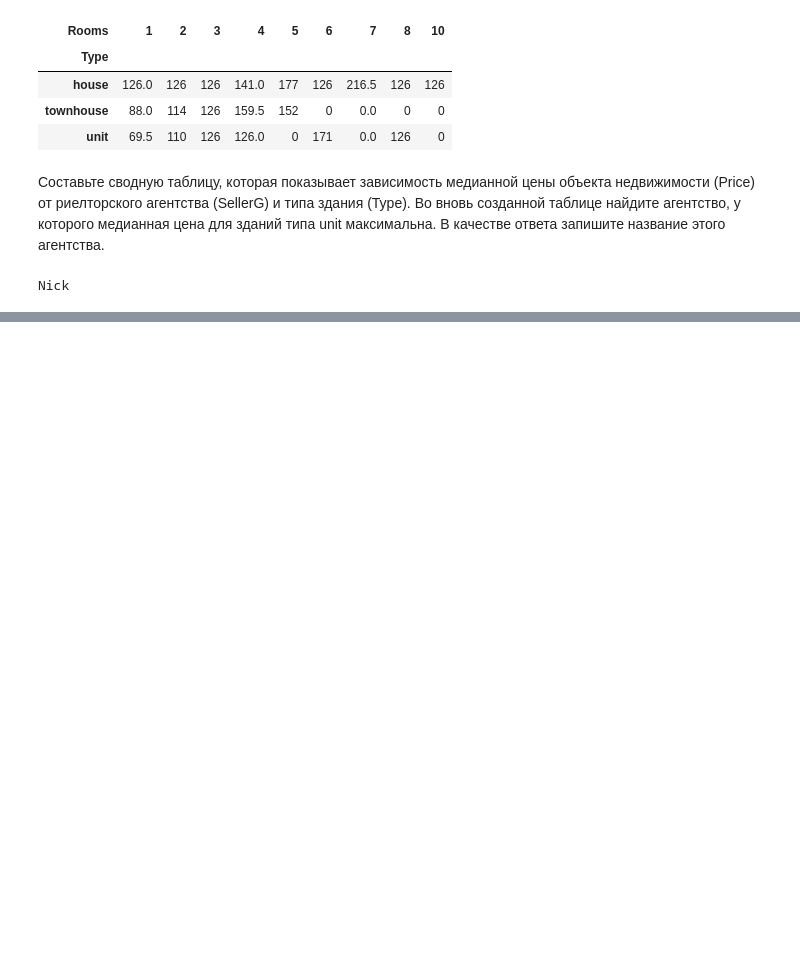
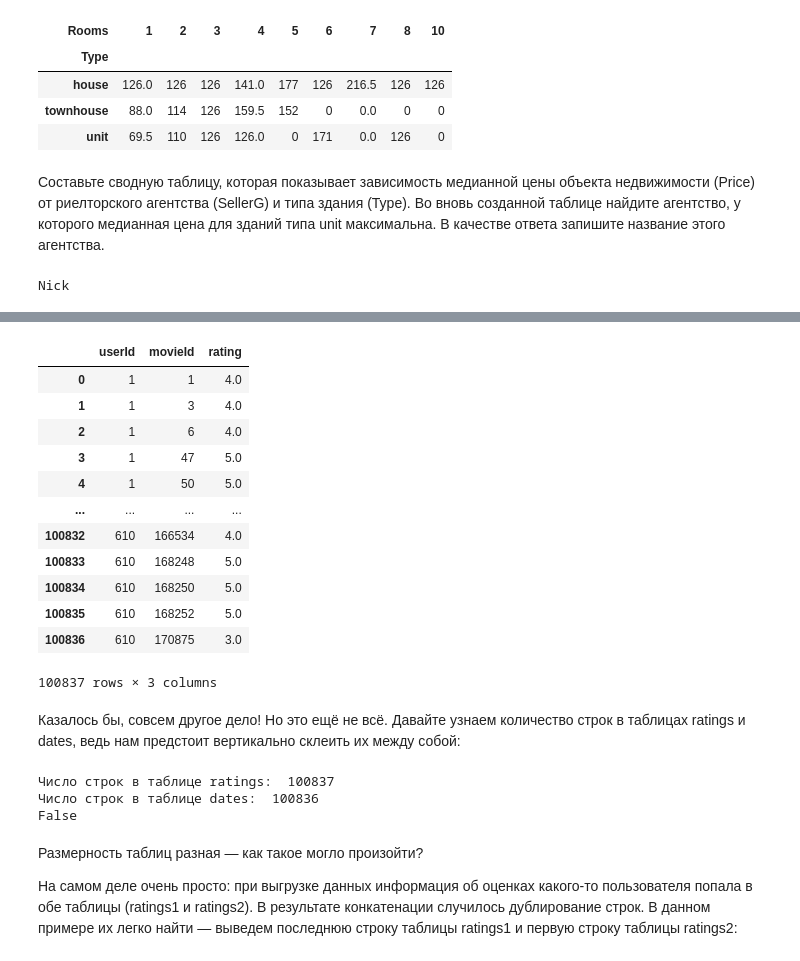
Before and after one commit to keval999/sf_data_science, a Jupyter notebook: SKILLFACTORY/Модуль 4. Продвинутые методы работы с данными в Pandas/Модуль 4. Продвинутые методы работы с данными в Pandas.ipynb, the cells around one changed output, grey strips where cells are left out. Saved outputs shown, nothing was run; the diff lists cells and outputs as text; code cells hidden in the pictures; blank space fills up the shorter version.

```diff
--- a/SKILLFACTORY/Модуль 4. Продвинутые методы работы с данными в Pandas/Модуль 4. Продвинутые методы работы с данными в Pandas.ipynb
+++ b/SKILLFACTORY/Модуль 4. Продвинутые методы работы с данными в Pandas/Модуль 4. Продвинутые методы работы с данными в Pandas.ipynb
@@ -705,0 +828,38 @@ Nick
+# %%
+ratings = pd.concat(
+    [ratings1, ratings2],
+    ignore_index=True
+)
+display(ratings)
+# %% [output]
+|  | userId | movieId | rating |
+| 0 | 1 | 1 | 4.0 |
+| 1 | 1 | 3 | 4.0 |
+| 2 | 1 | 6 | 4.0 |
+| 3 | 1 | 47 | 5.0 |
+| 4 | 1 | 50 | 5.0 |
+| ... | ... | ... | ... |
+| 100832 | 610 | 166534 | 4.0 |
+| 100833 | 610 | 168248 | 5.0 |
+| 100834 | 610 | 168250 | 5.0 |
+| 100835 | 610 | 168252 | 5.0 |
+| 100836 | 610 | 170875 | 3.0 |
+100837 rows × 3 columns
+# %% [markdown]
+Казалось бы, совсем другое дело! Но это ещё не всё. Давайте узнаем количество строк в таблицах ratings и dates, ведь нам предстоит вертикально склеить их между собой:
+# %%
+print('Число строк в таблице ratings: ', ratings.shape[0])
+print('Число строк в таблице dates: ', dates.shape[0])
+print(ratings.shape[0] == dates.shape[0])
+
+# Число строк в таблице ratings: 100837
+# Число строк в таблице dates: 100836
+# False
+# %% [output]
+Число строк в таблице ratings:  100837
+Число строк в таблице dates:  100836
+False
+# %% [markdown]
+Размерность таблиц разная — как такое могло произойти?
+
+На самом деле очень просто: при выгрузке данных информация об оценках какого-то  пользователя попала в обе таблицы (ratings1 и ratings2). В результате конкатенации случилось дублирование строк. В данном примере их легко найти — выведем последнюю строку таблицы ratings1 и первую строку таблицы ratings2:
```
Also changed, not shown: parts of 37 cells of this notebook, 11 other files.
